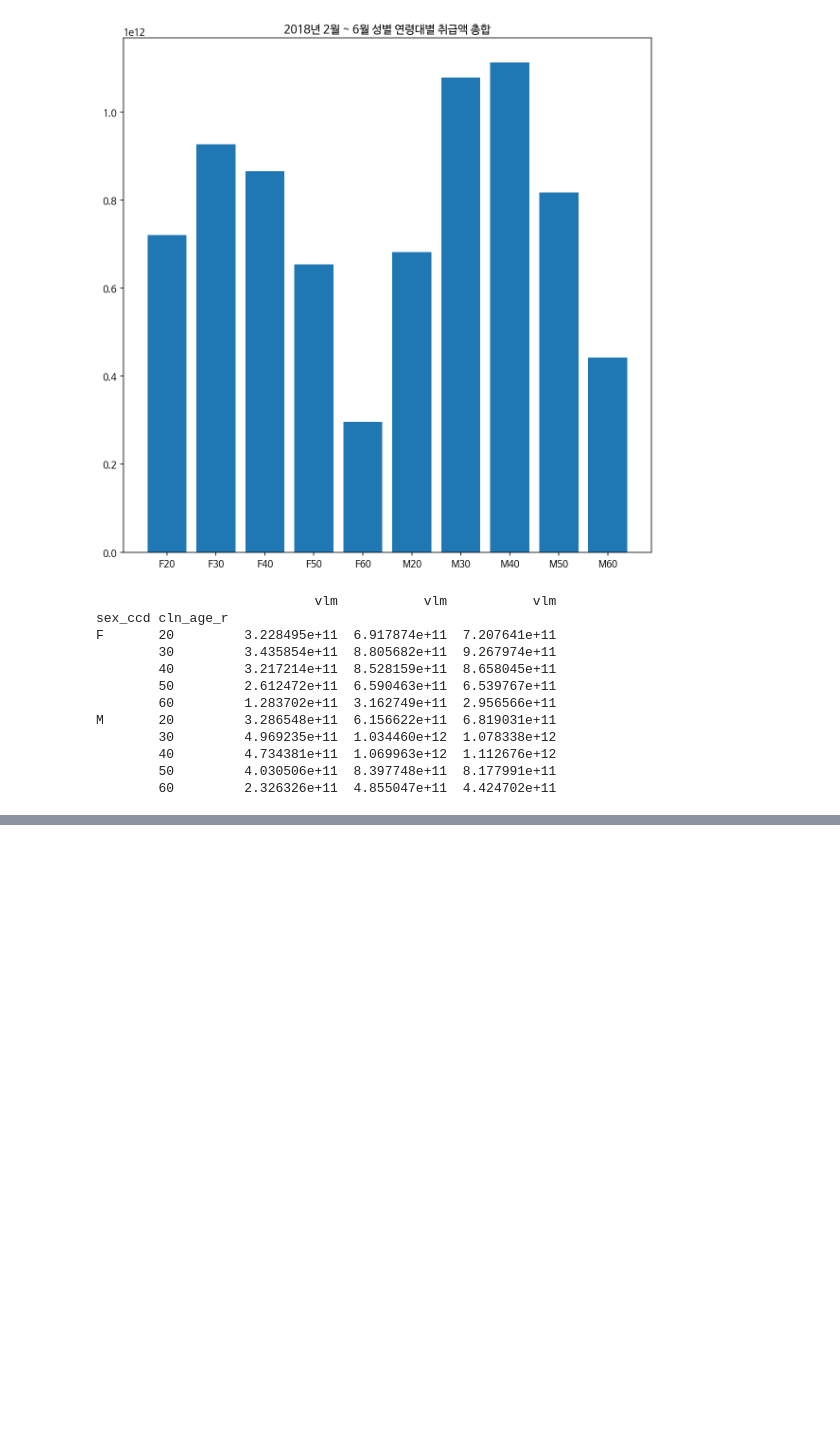
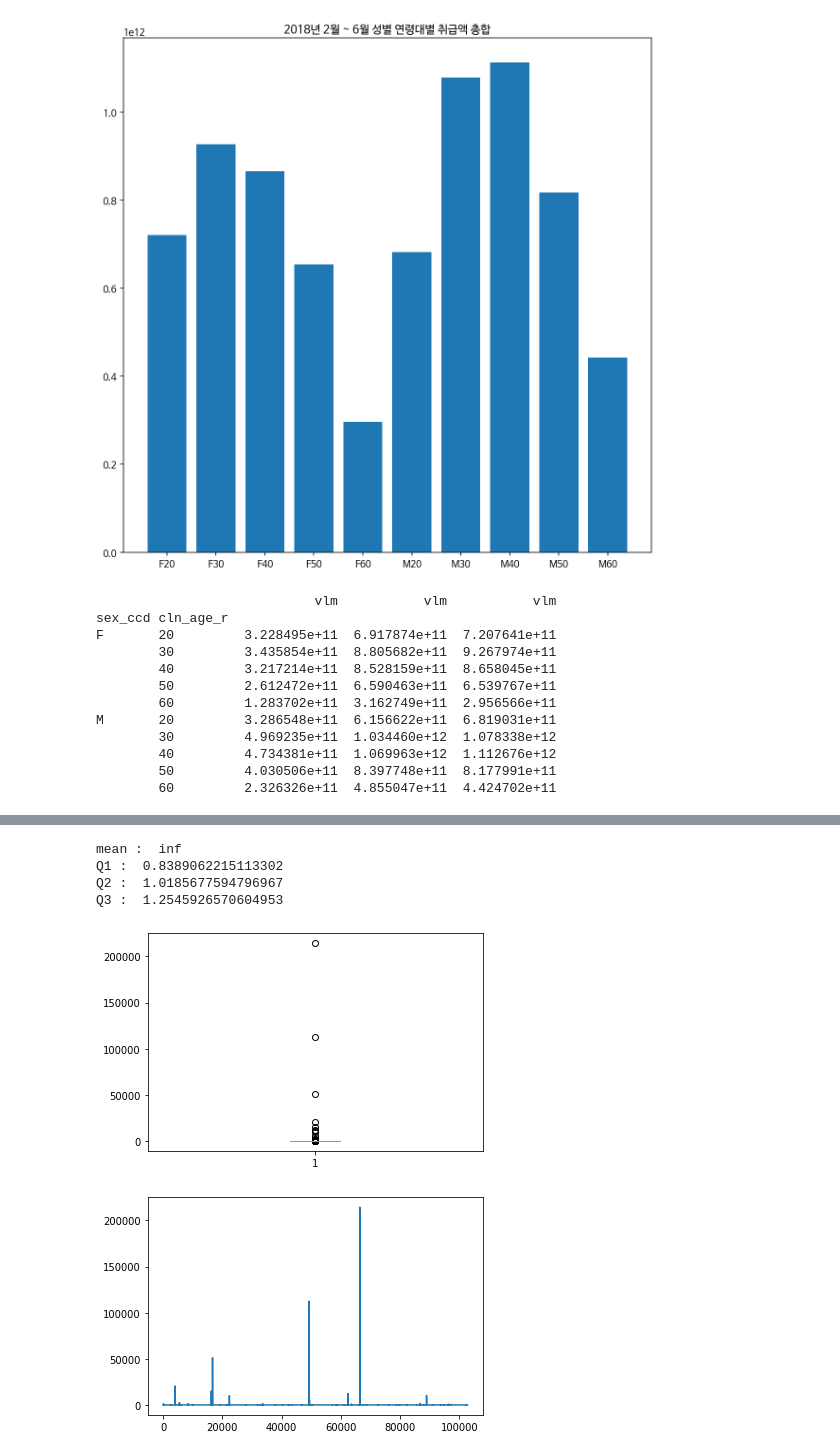
Before and after one commit to skaurl/tourbigdata, a Jupyter notebook: 신한카드_데이터_기초_통계.ipynb, the cells around one changed output, grey strips where cells are left out. Saved outputs shown, nothing was run; the diff lists cells and outputs as text; code cells hidden in the pictures; blank space fills up the shorter version.

```diff
--- a/신한카드_데이터_기초_통계.ipynb
+++ b/신한카드_데이터_기초_통계.ipynb
@@ -484 +516,31 @@ df = df.dropna(axis=0)
+# %%
+print("mean : ", sum(df['vlm_usec_ratio'])/len(df['vlm_usec_ratio']))
+
+Q1 = np.percentile(df['vlm_usec_ratio'], 25)
+Q2 = np.percentile(df['vlm_usec_ratio'], 50)
+Q3 = np.percentile(df['vlm_usec_ratio'], 75)
+
+print("Q1 : ",Q1)
+print("Q2 : ",Q2)
+print("Q3 : ",Q3)
+
+IQR = Q3 - Q1
+
+outlier_step = 1.5 * IQR
+
+#df = df[df['vlm_usec_ratio'] > Q1 - outlier_step]
+#df = df[df['vlm_usec_ratio'] < Q3 + outlier_step]
+
+plt.boxplot(df['vlm_usec_ratio'])
+plt.show()
+
+plt.plot(df['vlm_usec_ratio'])
+plt.show()
+# %% [output]
+mean :  inf
+Q1 :  0.8389062215113302
+Q2 :  1.0185677594796967
+Q3 :  1.2545926570604953
+[figure, added]
+[figure, added]
 # %%
```
Also changed, not shown: parts of 5 cells of this notebook.
